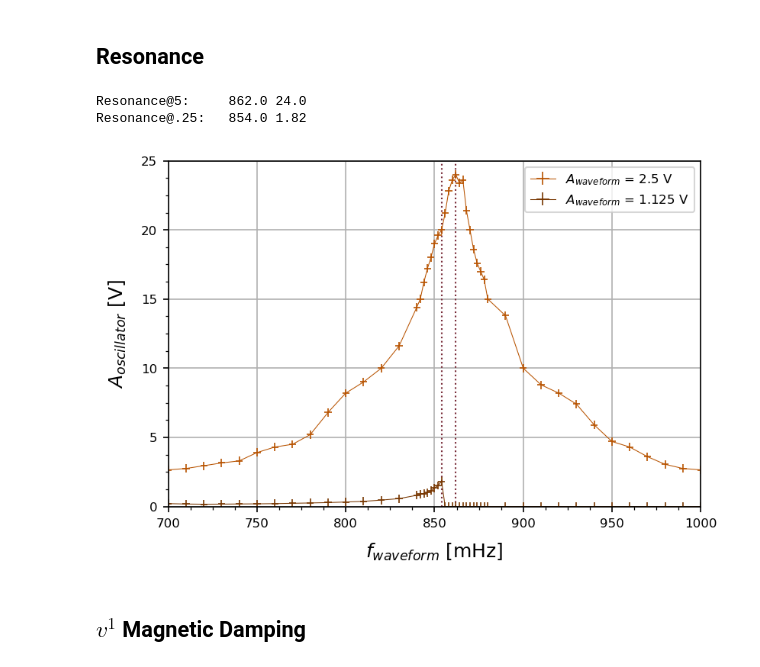
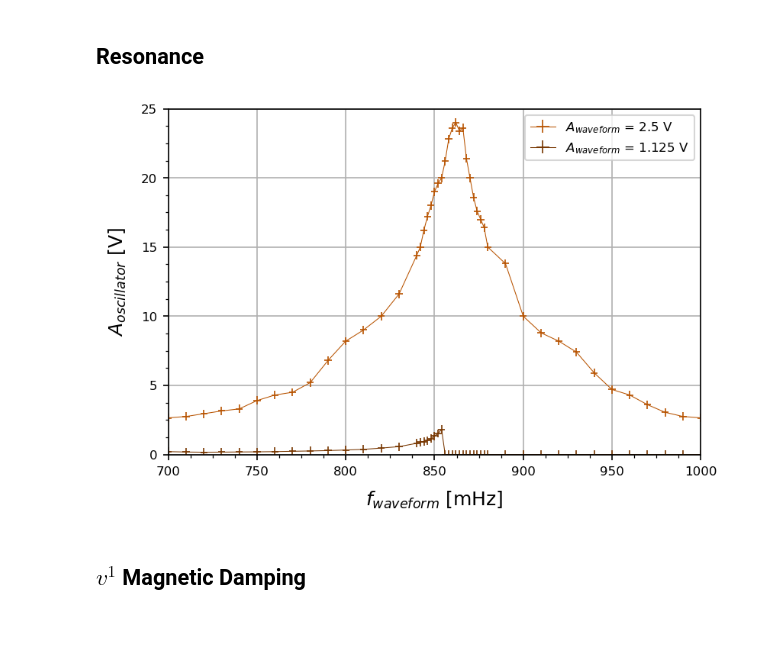
Before and after one commit to parallax-xallaraq/PHSX616, a Jupyter notebook: Lab3 - Torsional Oscillator/Code/Basic.ipynb, the cells around one changed output. Saved outputs shown, nothing was run; the diff lists cells and outputs as text; code cells hidden in the pictures; blank space fills up the shorter version.

```diff
--- a/Lab3 - Torsional Oscillator/Code/Basic.ipynb
+++ b/Lab3 - Torsional Oscillator/Code/Basic.ipynb
@@ -45,8 +45,6 @@ def PlotXmanyY(
     linestyle = '-',   # style of xy curve line
     xlim: list = None,  # x axis range
     ylim: list = None,  # y axis range
-    vlines: list = None,
-    hlines: list = None,
     logScale: bool = False,
     fileName: str = ''  # filename to save the figure as
 ) :
@@ -62,13 +60,6 @@ def PlotXmanyY(
     ax.yaxis.set_minor_locator(AutoMinorLocator(4))
     ax.grid()
     if(logScale) : ax.set_yscale('log')
-    # plot lines
-    if(vlines != None) :
-        for v in vlines :
-            plt.axvline(v, c=colors[4], linestyle=':')
-    if(hlines != None) :
-        for h in hlines :
-            plt.axhline(h, c=colors[4], linestyle=':')
     # data
     for yi,yl,ci in zip(y,yleg,c) :
         plt.errorbar(x, yi, yerr=yerr, xerr=xerr, elinewidth=0.8, c=ci, linestyle=linestyle, linewidth=0.5, label=yl)
@@ -79,34 +70,23 @@ def PlotXmanyY(
 # %% [markdown]
 ## Resonance
 # %%
-yRes5 = max(tables['Resonance Vpp=5']['Max Amplitude [V]'])
-xRes5 = tables['Resonance Vpp=5']['Freqency [mHz]'] [ np.where(tables['Resonance Vpp=5']['Max Amplitude [V]'] == yRes5) [0][0] ]
-print('Resonance@5:\t', xRes5, yRes5)
-
-yRes25 = max(tables['Resonance Vpp=0.25']['Max Amplitude [V]'])
-xRes25 = tables['Resonance Vpp=0.25']['Freqency [mHz]'] [ np.where(tables['Resonance Vpp=0.25']['Max Amplitude [V]'] == yRes25) [0][0] ]
-print('Resonance@.25:\t', xRes25, yRes25)
-
 PlotXmanyY(
     x = tables['Resonance Vpp=5']['Freqency [mHz]'],
     y  = [tables['Resonance Vpp=5']['Max Amplitude [V]'],
           tables['Resonance Vpp=0.25']['Max Amplitude [V]']],
     yleg = ['$A_{waveform}$ = 2.5 V', '$A_{waveform}$ = 1.125 V'],
     c =[colors[3],colors_dark[3]],
     xerr = 2,    # error on x axis
     yerr = 0.3,    # error on y axis
     xlim = (700,1000),
     ylim = (0,25),
     xlab = '$f_{waveform}$ [mHz]', # label on x axis
     ylab = '$A_{oscillator}$ [V]', # label on y axis
-    vlines=[xRes5, xRes25],
     linestyle = '-',   # style of xy curve line
     fileName = path_fig+'resonance_VvsF.png'  # filename to save the figure as
 )
 # %% [output]
-Resonance@5:     862.0 24.0
-Resonance@.25:   854.0 1.82
-[figure, old version]
+[figure, new version]
 # %% [markdown]
 ## $v^1$ Magnetic Damping
 # %%
```
Also changed, not shown: 3 other files.
